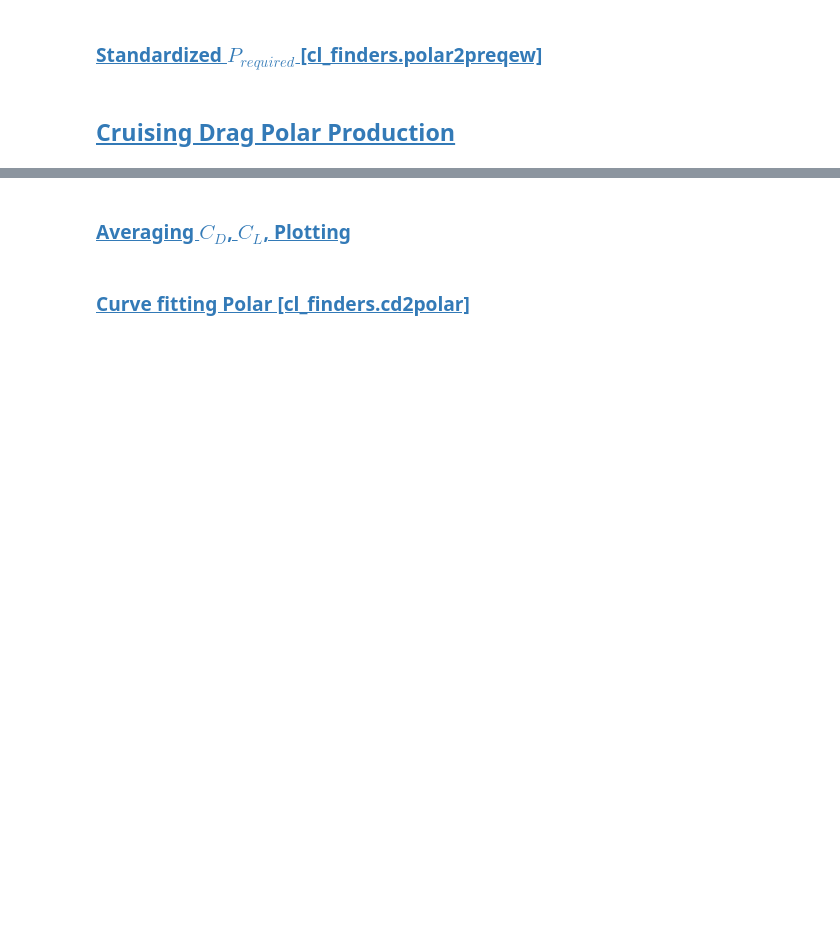
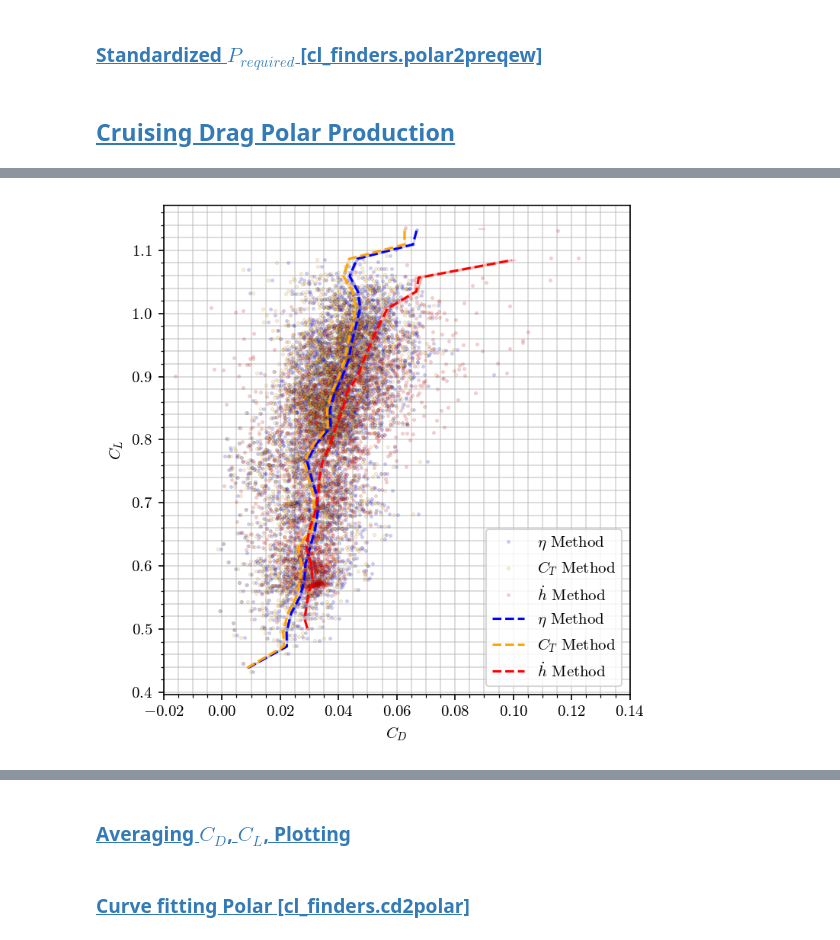
Before and after one commit to wkemp-edu/ArduPilot_AnalysisSuite, a Jupyter notebook: Investigations/June15thAnalysis_1Hz.ipynb, the cells around one changed output, grey strips where cells are left out. Cells and saved outputs as stored; diff of their text form; code cells hidden in the pictures; blank space fills up the shorter version.

```diff
--- a/Investigations/June15thAnalysis_1Hz.ipynb
+++ b/Investigations/June15thAnalysis_1Hz.ipynb
@@ -272,25 +284,68 @@ Peq_desc, EAS = cl_finders.polar2preqew(createv, polar_desc, (7,14))
 # %%
-# Plotting Raw Polar Results + Raw Power Results
-rawpolar_rawpower = plt.figure(figsize=(10,5))
-ax0 = plt.subplot(1,2,1)
-ax1 = plt.subplot(1,2,2)
+# Collecting all CL, CD data points for cruising, plotting with better visuals
 
-ax0.set_title("Manually Masked Raw Polar")
-markers = ['^', 'o', '<', '>', '*', 's', 'v', 'P', 'X', 'D', 'H']
-for i in range(len(mask)):
-    ax0.plot(Cd_eta[int(mask[i,0]):int(mask[i,1])], CL[int(mask[i,0]):int(mask[i,1])], linestyle='', marker=markers[i], markerfacecolor='r', markersize=4, markeredgecolor=[0,0,0])
-    ax0.plot(Cd_ct[int(mask[i,0]):int(mask[i,1])], CL[int(mask[i,0]):int(mask[i,1])], linestyle='', marker=markers[i], markerfacecolor='b', markersize=4, markeredgecolor=[0,0,0])
-ax0.set_ylabel("Lift Coefficient")
-ax0.set_xlabel("Drag Coefficient")
-ax0.legend(['$\eta$ Method', '$C_T$ Method'])
+def collect_segments(variable, mask_array):
+    total = np.array([])
+    for i in range(len(mask_array)):
+        total = np.append(total, variable[mask_array[i,0]:mask_array[i,1]])
+    return total
 
-ax1.set_title("Manually Masked Raw Power Required")
-for i in range(len(mask)):
-    ax1.plot(v_tas[int(mask[i,0]):int(mask[i,1])], P_eta[int(mask[i,0]):int(mask[i,1])], label="Index: "+str(i), linestyle='', marker=markers[i], markerfacecolor='r', markersize=4, markeredgecolor=[0,0,0])
-    ax1.plot(v_tas[int(mask[i,0]):int(mask[i,1])], P_ct[int(mask[i,0]):int(mask[i,1])], linestyle='', marker=markers[i], markerfacecolor='b', markersize=4, markeredgecolor=[0,0,0])
-ax1.set_xlabel("True Airspeed (m/s)")
-ax1.set_ylabel("Propulsive Power (W)")
-ax1.legend()
+# Cruise drag data
+cd_total_eta = collect_segments(Cd_eta, mask)
+cd_total_ct = collect_segments(Cd_ct, mask)
+# Cruise lift data
+cl_total_cruise = collect_segments(CL, mask)
+# Descending lift/drag data
+cd_total_desc = collect_segments(Cd_desc, desc_mask)
+cl_total_desc = collect_segments(CL, desc_mask)
+
+# Binning averages
+bins = np.linspace(0.05, 1.4, 51)
+digitized_cruise = np.digitize(cl_total_cruise, bins)
+digitized_desc = np.digitize(cl_total_desc, bins)
+
+# Lift binning/averaging
+cl_means_cruise = [cl_total_cruise[digitized_cruise == i].mean() for i in range(1, len(bins))]
+cl_means_desc = [cl_total_desc[digitized_desc == i].mean() for i in range(1, len(bins))]
+# Drag averaging
+cd_means_eta = [cd_total_eta[digitized_cruise == i].mean() for i in range(1, len(bins))]
+cd_means_ct = [cd_total_ct[digitized_cruise == i].mean() for i in range(1, len(bins))]
+cd_means_desc = [cd_total_desc[digitized_desc == i].mean() for i in range(1, len(bins))]
+
+# Lift standard deviation
+cl_stds_cruise = [cl_total_cruise[digitized_cruise == i].std() for i in range(1, len(bins))]
+cl_stds_desc = [cl_total_desc[digitized_desc == i].std() for i in range(1, len(bins))]
+# Drag standard deviation
+cd_stds_eta = [cd_total_eta[digitized_cruise == i].std() for i in range(1, len(bins))]
+cd_stds_ct = [cd_total_ct[digitized_cruise == i].std() for i in range(1, len(bins))]
+cd_stds_desc = [cd_total_desc[digitized_desc == i].std() for i in range(1, len(bins))]
+
+# Calculation of confidence intervals
+#cd_ci95_desc[i] = 1.96 * cd_stds_eta * (np.sqrt(len(Cd_ct[masks[i]])) **-1)
+cd_ci95_desc = [ 1.96 * (np.sqrt(len(digitized_desc == i)))**-1 * cd_total_desc[digitized_desc == i].std() for i in range(1, len(bins)) ]
+cd_ci95_eta = [ 1.96 * (np.sqrt(len(digitized_cruise == i)))**-1 * cd_total_eta[digitized_cruise == i].std() for i in range(1, len(bins)) ]
+cd_ci95_ct = [ 1.96 * (np.sqrt(len(digitized_cruise == i)))**-1 * cd_total_ct[digitized_cruise == i].std() for i in range(1, len(bins)) ]
+
+cl_ci95_cruise = [ 1.96 * (np.sqrt(len(digitized_cruise == i)))**-1 * cl_total_cruise[digitized_cruise == i].std() for i in range(1, len(bins)) ]
+cl_ci95_desc = [ 1.96 * (np.sqrt(len(digitized_desc == i)))**-1 * cl_total_desc[digitized_desc == i].std() for i in range(1, len(bins)) ]
+
+raw_ave_polarw_confint = plt.figure(figsize=(5,5), dpi=150)
+plt.plot(cd_total_eta, cl_total_cruise, linestyle='', marker='.', color = 'blue', alpha = 0.2, label='$\eta$ Method')
+plt.plot(cd_total_ct, cl_total_cruise, linestyle='', marker='.', color='orange', alpha = 0.2, label='$C_T$ Method')
+plt.plot(cd_total_desc, cl_total_desc, linestyle='', marker='.', color ='red', alpha = 0.2, label='$\dot{h}$ Method')
+plt.plot(cd_means_eta, cl_means_cruise, linestyle='--', color='blue', marker='', label='$\eta$ Method')
+plt.plot(cd_means_ct, cl_means_cruise, linestyle='--', color='orange', marker='', label='$C_T$ Method')
+plt.plot(cd_means_desc, cl_means_desc, linestyle='--', color='red', marker='', label='$\dot{h}$ Method')
+plt.fill_betweenx(cl_means_cruise, np.array(cd_means_eta) - np.array(cd_ci95_eta), np.array(cd_means_eta) + np.array(cd_ci95_eta), color='blue', alpha=0.2)
+plt.fill_betweenx(cl_means_cruise, np.array(cd_means_ct) - np.array(cd_ci95_ct), np.array(cd_means_ct) + np.array(cd_ci95_ct), color='orange', alpha=0.2)
+plt.fill_betweenx(cl_means_desc, np.array(cd_means_desc) - np.array(cd_ci95_desc), np.array(cd_means_desc) + np.array(cd_ci95_desc), color='red', alpha=0.2)
+
+plt.legend()
+plt.xlabel("$C_D$")
+plt.ylabel("$C_L$")
+plt.xlim([-0.02, 0.14])
 plt.show()
 
-main.save_figure(rawpolar_rawpower, f'{rawpolar_rawpower=}'.split('=')[0], figure_path)
+main.save_figure(raw_ave_polarw_confint, f'{raw_ave_polarw_confint=}'.split('=')[0], figure_path)
+# %% [output]
+[figure, added]
```
Also changed, not shown: parts of 19 cells of this notebook, 2 other files.
